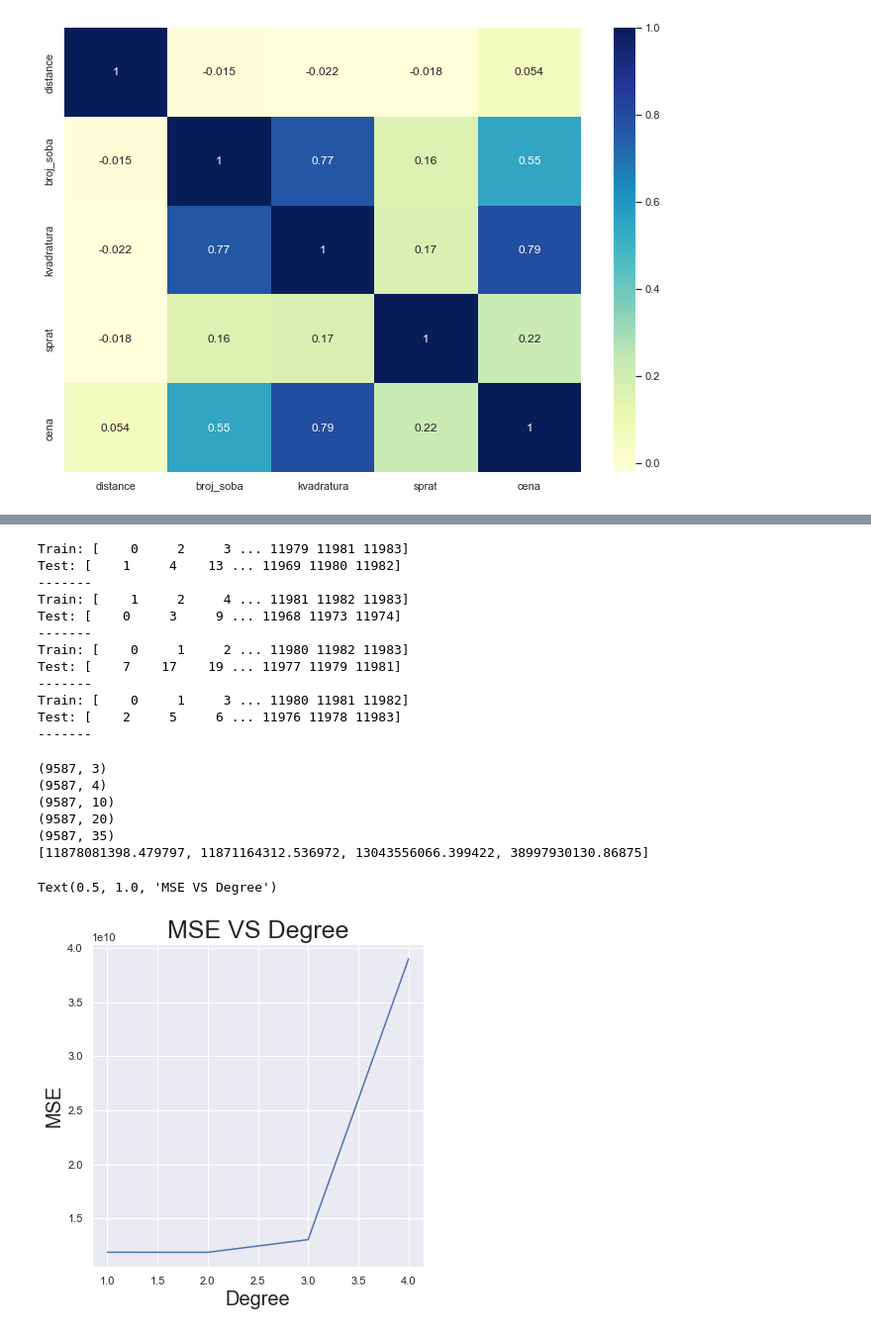
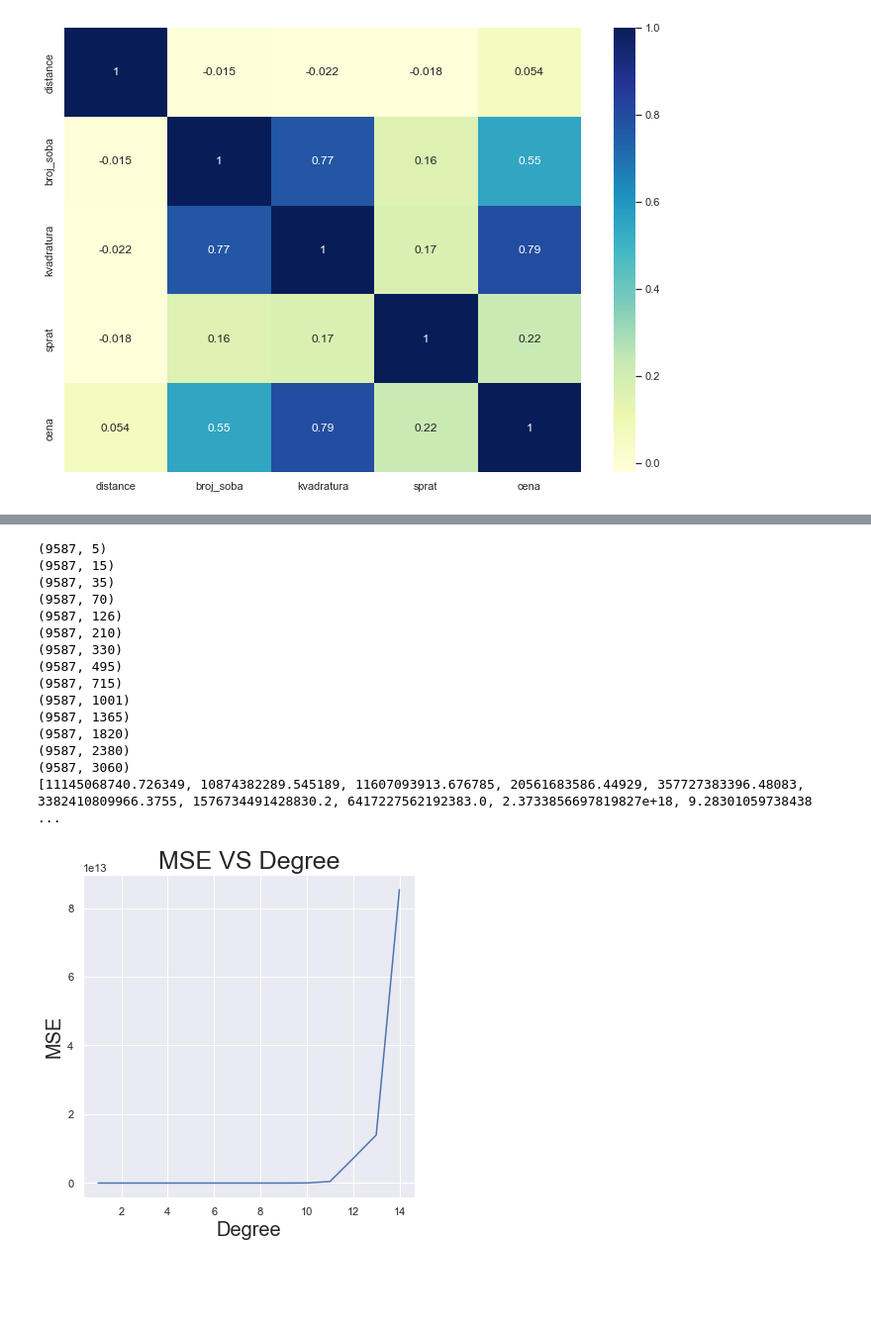
Before and after one commit to busketi/nekretnine_web_scrapping, a Jupyter notebook: linear_regression.ipynb, the cells around one changed output, grey strips where cells are left out. Shown at 99% size. Drawn from its saved outputs; the diff is of its cells as text; code cells hidden in the pictures; blank space fills up the shorter version.

```diff
--- a/linear_regression.ipynb
+++ b/linear_regression.ipynb
@@ -44,8 +36,6 @@ def calculate_distance(lat1, lon1):
 
     return distance
 # %%
-import sqlite3
-
 values = ["SUT", "PSUT", "PR", "VPR"]
 
 mapping = {
@@ -73,11 +63,9 @@ full_data = list()
 row1 = cursor.fetchone()
 row = cursor.fetchone()
 while row is not None:
-    # print(row)
     coordinates = row[4]
     latitude, longitude = coordinates.split(',')
     distance = calculate_distance(float(latitude), float(longitude))
-
 
     broj_soba = row[5]
 
@@ -86,17 +74,14 @@ while row is not None:
         continue
     broj_soba = float(broj_soba) if broj_soba != '5+' else 5.0
 
-
     kvadratura = float(row[6])
     if kvadratura == None:
         row = cursor.fetchone()
         continue
 
-
     sprat = row[7]
     if sprat == None:
         row = cursor.fetchone()
-        # print(sprat)
         continue
     if sprat in values:
         sprat = mapping[sprat]
@@ -104,24 +89,17 @@ while row is not None:
         sprat = float(sprat)
     sprat = math.log2(sprat + 1)
 
-
-    # print(row)
-
     tip_gradnje = row[8]
     tip_gradnje = 1 if tip_gradnje == 'Novogradnja' else 0
-    # else:
-    #     break
     uknjizen = float(row[9])
     lift = float(row[10])
     garaza = float(row[11])
     terasa = float(row[12])
     pdv = float(row[13])
+    cena = float(row[16])
 
-    cena = float(row[16])
-    # , legal, air_c, elevator, garage
-
-    row_x_data = [distance, broj_soba, kvadratura, sprat, cena]
-    row_full_data = [distance, broj_soba, kvadratura, sprat, cena]
+    row_x_data = [distance, broj_soba, kvadratura, sprat, tip_gradnje, uknjizen, lift, garaza, terasa, pdv]
+    row_full_data = [distance, broj_soba, kvadratura, sprat, tip_gradnje, uknjizen, lift, garaza, terasa, pdv, cena]
     full_data.append(row_full_data)
     X_data.append(row_x_data)
     Y_data.append(cena)
@@ -157,13 +132,7 @@ df_x = pd.DataFrame(X_data, columns=header)
 y_data = df_x['cena']
 MinMaxScaler = preprocessing.MinMaxScaler()
 df_x.pop("cena")
-
-X1 = df_x.values
+X_values = df_x.values
 y = y_data.values
-# X_data_minmax = MinMaxScaler.fit_transform(X_data)
-# %%
-X_train, X_test, y_train, y_test = train_test_split(X_data, y_data,test_size=0.2, random_state = 1)
-X_train = MinMaxScaler.fit_transform(X_train)
-X_test = MinMaxScaler.fit_transform(X_test)
 # %%
 from sklearn.model_selection import KFold
@@ -171,53 +139,43 @@ from sklearn.model_selection import KFold
 k = 4
 kf = KFold(n_splits=k, shuffle=True)
-# %%
-for train_index, test_index in kf.split(X, y):
-    print("Train:", train_index)
-    print("Test:", test_index)
-    print('-------')
-# %% [output]
-Train: [    0     2     3 ... 11979 11981 11983]
-Test: [    1     4    13 ... 11969 11980 11982]
--------
-Train: [    1     2     4 ... 11981 11982 11983]
-Test: [    0     3     9 ... 11968 11973 11974]
--------
-Train: [    0     1     2 ... 11980 11982 11983]
-Test: [    7    17    19 ... 11977 11979 11981]
--------
-Train: [    0     1     3 ... 11980 11981 11982]
-Test: [    2     5     6 ... 11976 11978 11983]
--------
 # %%
-X = MinMaxScaler.fit_transform(X1)
-x_train,x_test,y_train,y_test=train_test_split(X[:,:-1],y,train_size=0.8)
-print(np.shape(x_train))
-maxdegree=5 # The maximum degree we would like to test
+X = MinMaxScaler.fit_transform(X_values.copy())
+x_train,x_test,y_train,y_test=train_test_split(X,y,train_size=0.8, random_state = 1)
+maxdegree=15 # The maximum degree we would like to test
 training_error=[]
 cross_validation_error=[]
 for d in range(1,maxdegree):
     x_poly_train=PolynomialFeatures(degree=(0,d)).fit_transform(x_train)
     print(np.shape(x_poly_train))
     x_poly_test=PolynomialFeatures(degree=(0,d)).fit_transform(x_test)
-    model=LinearRegression(for_intercept = False)
+    model=LinearRegression(fit_intercept = False)
     model=model.fit(x_poly_train,y_train)
     y_train_pred=model.predict(x_poly_train)
     mse_train=mean_squared_error(y_train,y_train_pred)
     cve=cross_validate(model,x_poly_train,y_train,scoring='neg_mean_squared_error',cv=5,return_train_score=True)
     training_error.append(mse_train)
     cross_validation_error.append(np.mean(np.absolute(cve['test_score'])))
 fig,ax=plt.subplots(figsize=(6,6))
 print(cross_validation_error)
-ax.plot(range(1,maxdegree),cross_validation_error)
+ax.plot(range(1,maxdegree),np.sqrt(cross_validation_error))
 ax.set_xlabel('Degree',fontsize=20)
 ax.set_ylabel('MSE',fontsize=20)
 ax.set_title('MSE VS Degree',fontsize=25)
+plt.show()
 # %% [output]
-(9587, 3)
-(9587, 4)
-(9587, 10)
-(9587, 20)
+(9587, 5)
+(9587, 15)
 (9587, 35)
-[11878081398.479797, 11871164312.536972, 13043556066.399422, 38997930130.86875]
+(9587, 70)
+(9587, 126)
+(9587, 210)
+(9587, 330)
+(9587, 495)
+(9587, 715)
+(9587, 1001)
+(9587, 1365)
+(9587, 1820)
+(9587, 2380)
+(9587, 3060)
+[11145068740.726349, 10874382289.545189, 11607093913.676785, 20561683586.44929, 357727383396.48083, 3382410809966.3755, 1576734491428830.2, 6417227562192383.0, 2.3733856697819827e+18, 9.28301059738438 ...
-Text(0.5, 1.0, 'MSE VS Degree')
-[figure, old version]
+[figure, new version]
```
Also changed, not shown: parts of 14 cells of this notebook, 9 other files.
